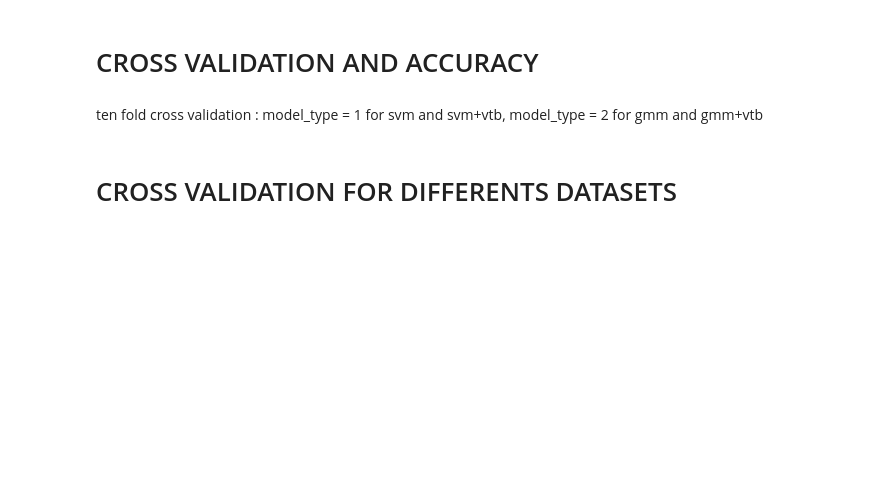
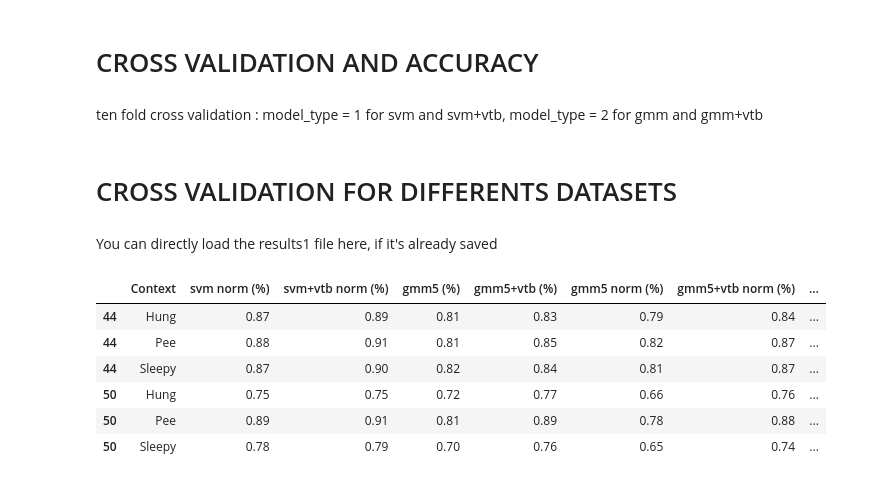
Before and after one commit to AVAGLIO/BABY, a Jupyter notebook: Baby.ipynb, the cells around one changed output. Cells and saved outputs as stored; diff of their text form; code cells hidden in the pictures; blank space fills up the shorter version.

```diff
--- a/Baby.ipynb
+++ b/Baby.ipynb
@@ -746,3 +820,25 @@ for baby in babies:
+# %% [markdown]
+You can directly load the results1 file here, if it's already saved
+# %%
+# 6 contexts with different algorithms with 40000 frames :
+#              SVM normalized, GMM5 normalized and not normalized, GMM10 normalized and not normalized
+#              SVM+vtb normalized, GMM5+vtb normalized and not normalized, GMM10+vtb normalized and not normalized
+
+results1 = pd.DataFrame.from_csv('results1.csv')
+
+results1
+
+# Best results in case of algorithm with viterbi and normalization for both GMM and SVM.
+# GMM seems to work better with 20 gaussians than with only 5.
+# SVM + viterbi seems to be the best algorithm
+# %% [output]
+|  | Context | svm norm (%) | svm+vtb norm (%) | gmm5 (%) | gmm5+vtb (%) | gmm5 norm (%) | gmm5+vtb norm (%) | ... |
+| 44 | Hung | 0.87 | 0.89 | 0.81 | 0.83 | 0.79 | 0.84 | ... |
+| 44 | Pee | 0.88 | 0.91 | 0.81 | 0.85 | 0.82 | 0.87 | ... |
+| 44 | Sleepy | 0.87 | 0.90 | 0.82 | 0.84 | 0.81 | 0.87 | ... |
+| 50 | Hung | 0.75 | 0.75 | 0.72 | 0.77 | 0.66 | 0.76 | ... |
+| 50 | Pee | 0.89 | 0.91 | 0.81 | 0.89 | 0.78 | 0.88 | ... |
+| 50 | Sleepy | 0.78 | 0.79 | 0.70 | 0.76 | 0.65 | 0.74 | ... |
 # %%
 C = 1
 gamma = 0.1
```
Also changed, not shown: parts of 40 cells of this notebook.
